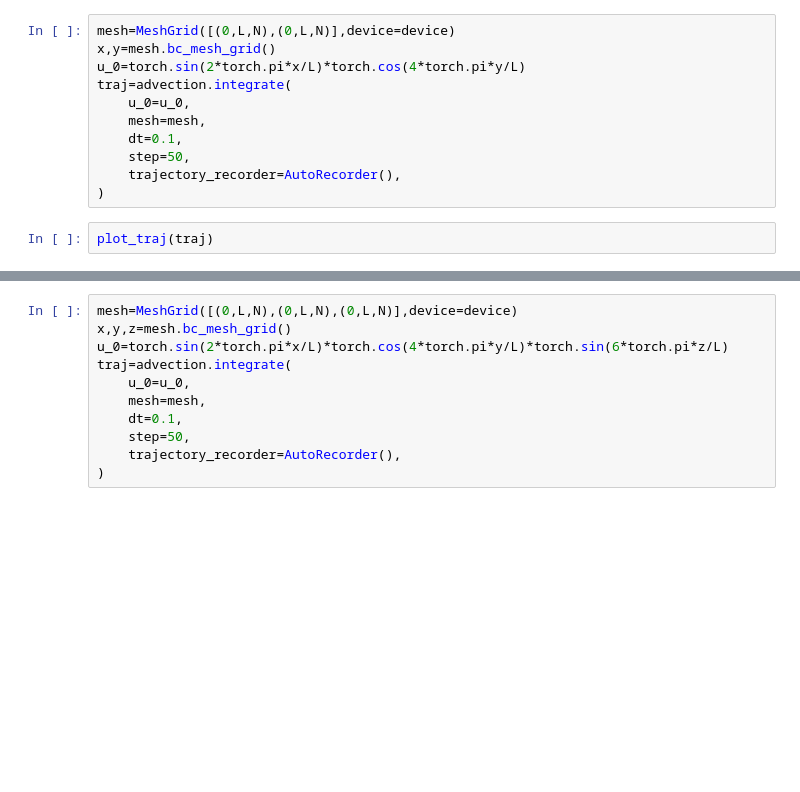
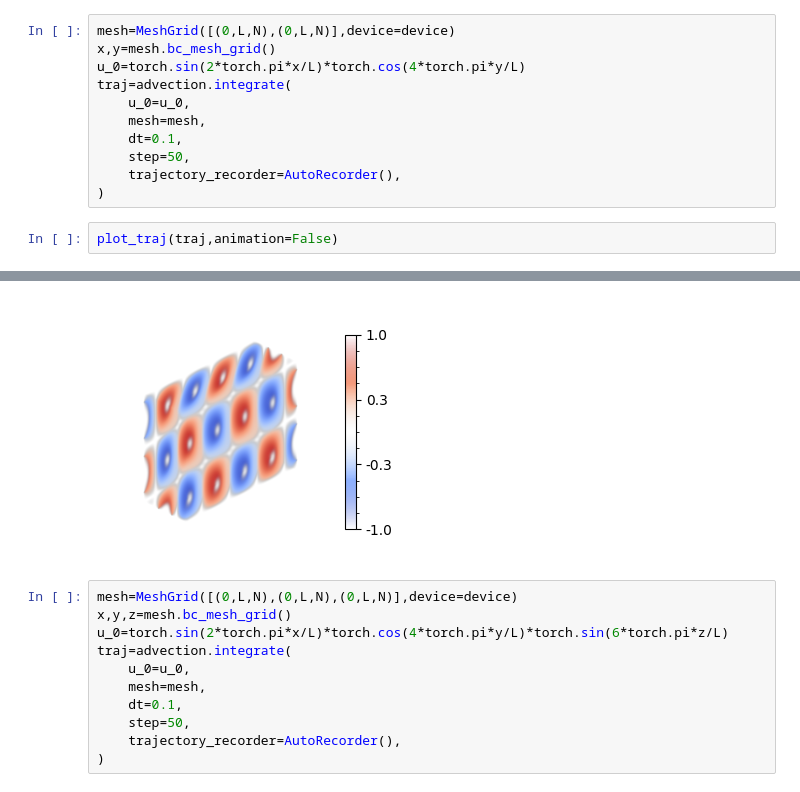
Before and after one commit to qiauil/torchfsm, a Jupyter notebook: docs/tutorials/simulation/gallery/advection.ipynb, the cells around one changed output, grey strips where cells are left out. Drawn from its saved outputs; the diff is of its cells as text; blank space fills up the shorter version.

Commit message:
fix wrong labels and titles when plot traj with animation off

```diff
--- a/docs/tutorials/simulation/gallery/advection.ipynb
+++ b/docs/tutorials/simulation/gallery/advection.ipynb
@@ -58,5 +58,5 @@ traj=advection.integrate(
     trajectory_recorder=AutoRecorder(),
 )
 # %%
-plot_traj(traj)
+plot_traj(traj,animation=False)
 # %% [output]
@@ -64,3 +63,4 @@ plot_traj(traj)
+[figure, added]
 # %%
 mesh=MeshGrid([(0,L,N),(0,L,N),(0,L,N)],device=device)
 x,y,z=mesh.bc_mesh_grid()
```
Also changed, not shown: parts of 2 cells of this notebook, 1 other file.
